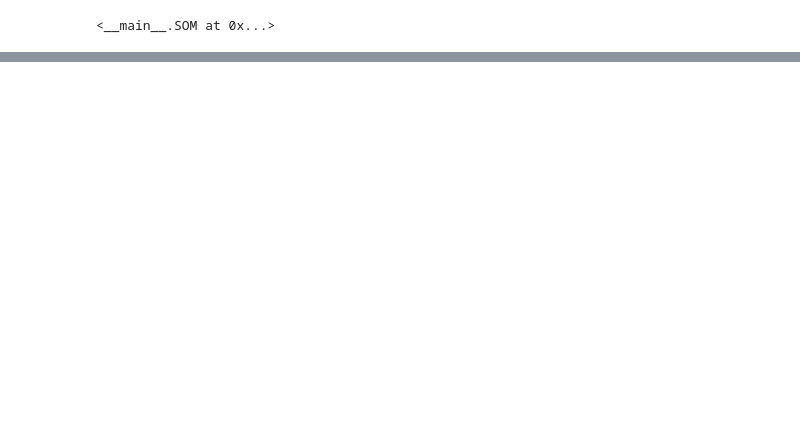
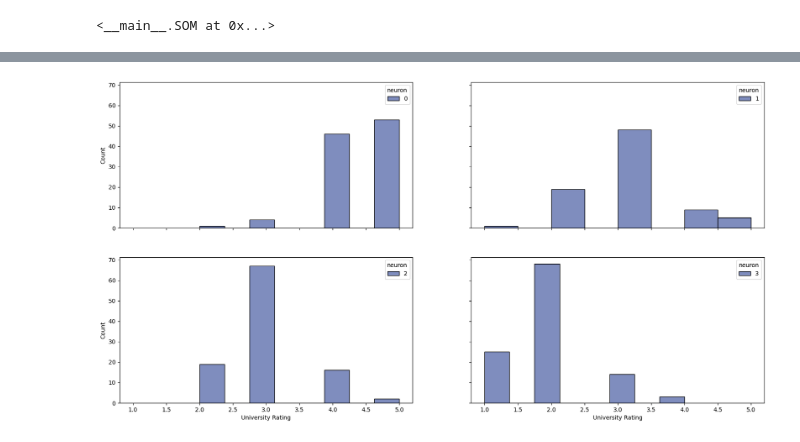
Before and after one commit to Samirnunes/ml-algorithms-from-scratch, a Jupyter notebook: som/src/test.ipynb, the cells around one changed output, grey strips where cells are left out. Cells and saved outputs as stored; diff of their text form; code cells hidden in the pictures; blank space fills up the shorter version.

```diff
--- a/som/src/test.ipynb
+++ b/som/src/test.ipynb
@@ -114,0 +160,4 @@ som.map
+# %%
+som.feature_hist(X_to_predict=X, X_to_plot=X_orig, feature="University Rating")
+# %% [output]
+[figure, added]
```
Also changed, not shown: parts of 11 cells of this notebook.
